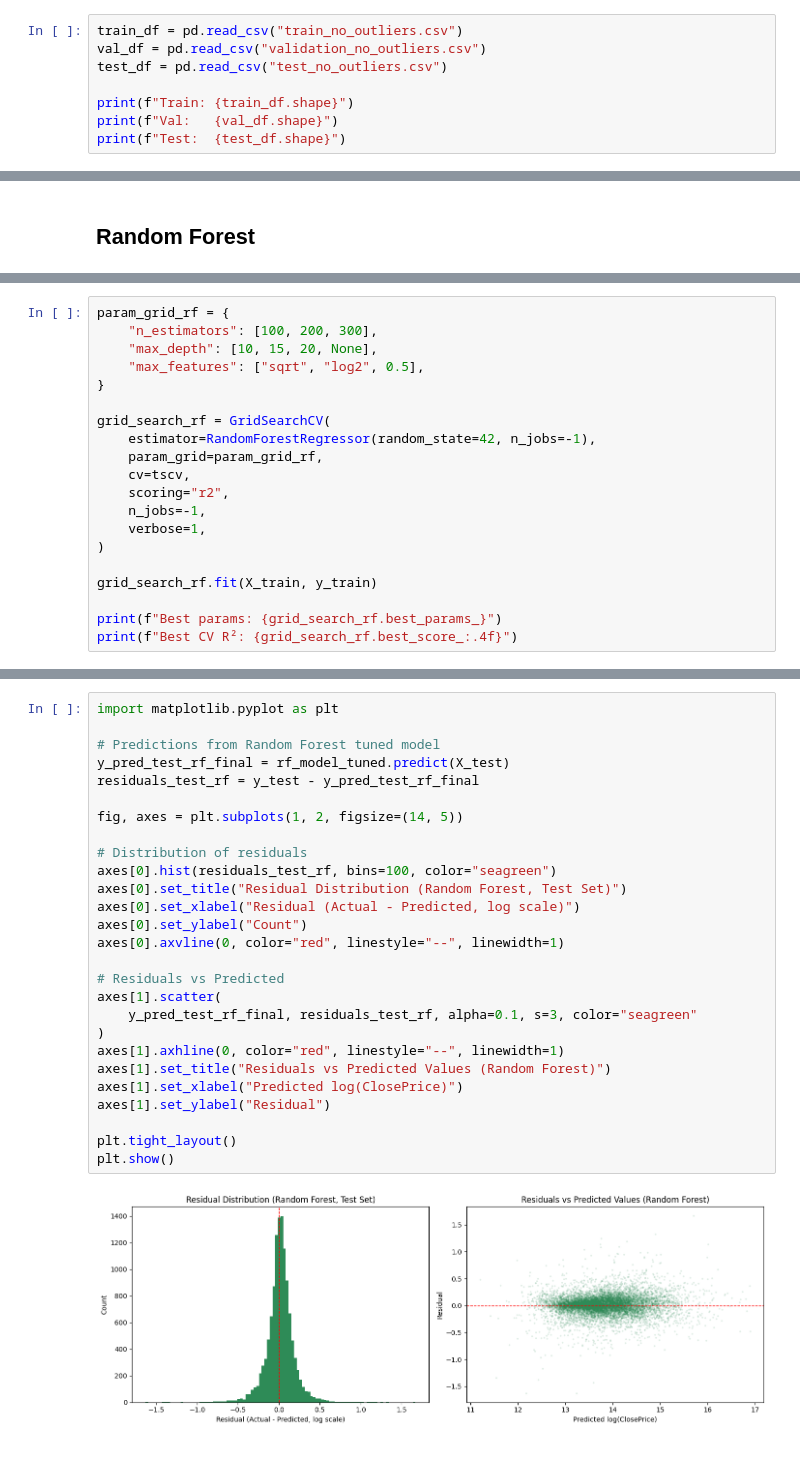
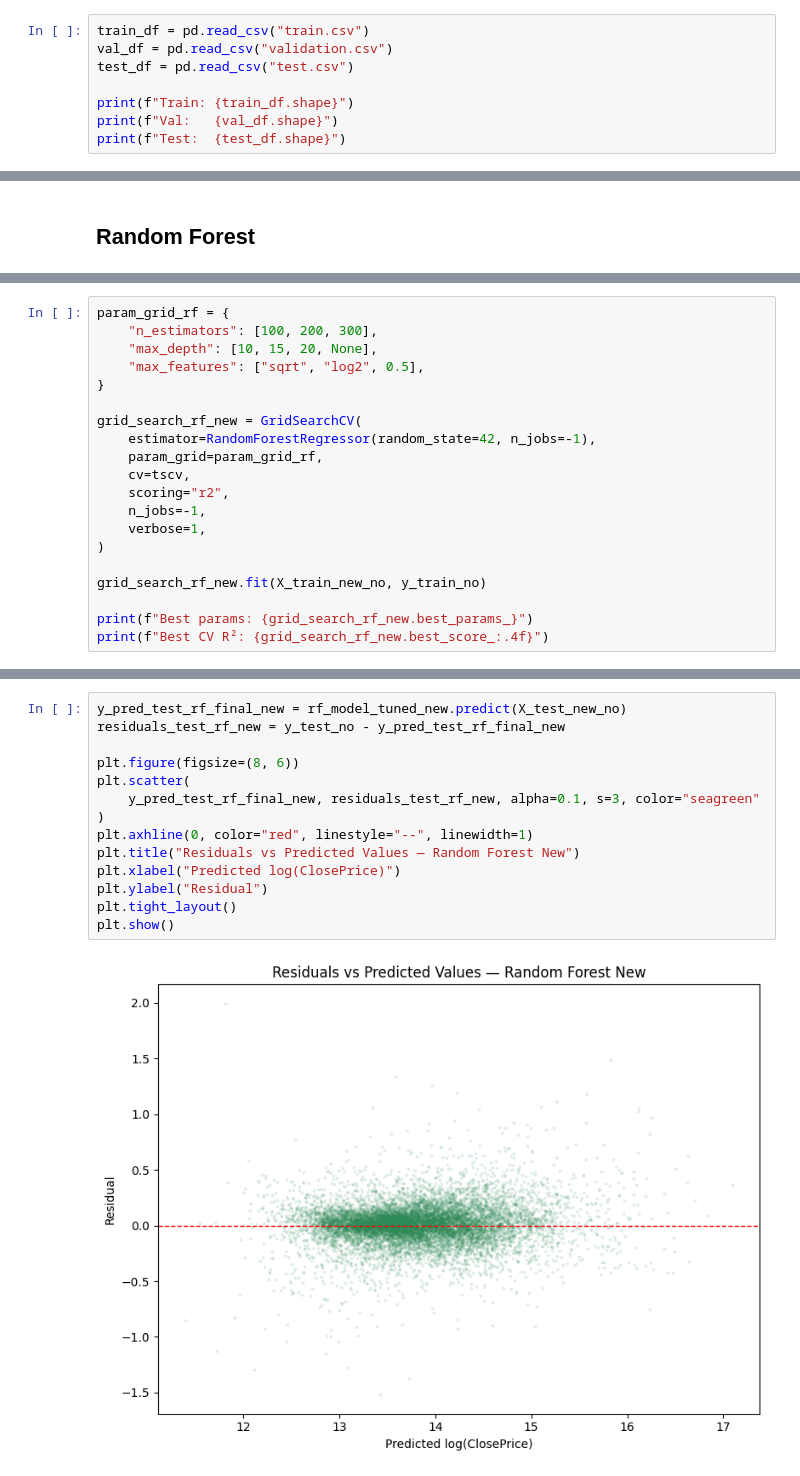
Before and after one commit to rsm-coc015/idx-exchange, a Jupyter notebook: 04_model_comparison.ipynb, the cells around one changed output, grey strips where cells are left out. Cells and saved outputs as stored; diff of their text form.

```diff
--- a/04_model_comparison.ipynb
+++ b/04_model_comparison.ipynb
@@ -7,7 +8,7 @@ from sklearn.metrics import r2_score, mean_squared_error, mean_absolute_error
 # %%
-train_df = pd.read_csv("train_no_outliers.csv")
-val_df = pd.read_csv("validation_no_outliers.csv")
-test_df = pd.read_csv("test_no_outliers.csv")
+train_df = pd.read_csv("train.csv")
+val_df = pd.read_csv("validation.csv")
+test_df = pd.read_csv("test.csv")
 
 print(f"Train: {train_df.shape}")
 print(f"Val:   {val_df.shape}")
@@ -221,7 +334,7 @@ param_grid_rf = {
     "max_features": ["sqrt", "log2", 0.5],
 }
 
-grid_search_rf = GridSearchCV(
+grid_search_rf_new = GridSearchCV(
     estimator=RandomForestRegressor(random_state=42, n_jobs=-1),
     param_grid=param_grid_rf,
     cv=tscv,
@@ -230,10 +343,10 @@ grid_search_rf = GridSearchCV(
     verbose=1,
 )
 
-grid_search_rf.fit(X_train, y_train)
+grid_search_rf_new.fit(X_train_new_no, y_train_no)
 
-print(f"Best params: {grid_search_rf.best_params_}")
-print(f"Best CV R²: {grid_search_rf.best_score_:.4f}")
+print(f"Best params: {grid_search_rf_new.best_params_}")
+print(f"Best CV R²: {grid_search_rf_new.best_score_:.4f}")
 # %% [output]
 Fitting 5 folds for each of 36 candidates, totalling 180 fits
 Best params: {'max_depth': None, 'max_features': 0.5, 'n_estimators': 300}
@@ -264,30 +379,17 @@ Test R²:  0.9331
 # %%
-import matplotlib.pyplot as plt
+y_pred_test_rf_final_new = rf_model_tuned_new.predict(X_test_new_no)
+residuals_test_rf_new = y_test_no - y_pred_test_rf_final_new
 
-# Predictions from Random Forest tuned model
-y_pred_test_rf_final = rf_model_tuned.predict(X_test)
-residuals_test_rf = y_test - y_pred_test_rf_final
-
-fig, axes = plt.subplots(1, 2, figsize=(14, 5))
-
-# Distribution of residuals
-axes[0].hist(residuals_test_rf, bins=100, color="seagreen")
-axes[0].set_title("Residual Distribution (Random Forest, Test Set)")
-axes[0].set_xlabel("Residual (Actual - Predicted, log scale)")
-axes[0].set_ylabel("Count")
-axes[0].axvline(0, color="red", linestyle="--", linewidth=1)
-
-# Residuals vs Predicted
-axes[1].scatter(
-    y_pred_test_rf_final, residuals_test_rf, alpha=0.1, s=3, color="seagreen"
+plt.figure(figsize=(8, 6))
+plt.scatter(
+    y_pred_test_rf_final_new, residuals_test_rf_new, alpha=0.1, s=3, color="seagreen"
 )
-axes[1].axhline(0, color="red", linestyle="--", linewidth=1)
-axes[1].set_title("Residuals vs Predicted Values (Random Forest)")
-axes[1].set_xlabel("Predicted log(ClosePrice)")
-axes[1].set_ylabel("Residual")
-
+plt.axhline(0, color="red", linestyle="--", linewidth=1)
+plt.title("Residuals vs Predicted Values — Random Forest New")
+plt.xlabel("Predicted log(ClosePrice)")
+plt.ylabel("Residual")
 plt.tight_layout()
 plt.show()
 # %% [output]
-[figure, old version]
+[figure, new version]
 # %%
```
Also changed, not shown: parts of 19 cells of this notebook, 9 other files.
